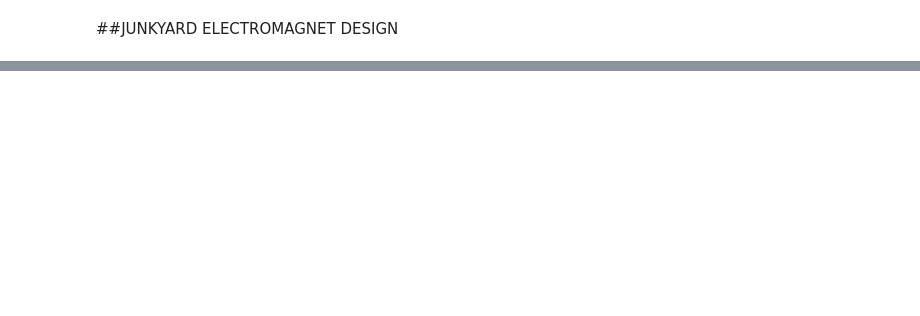
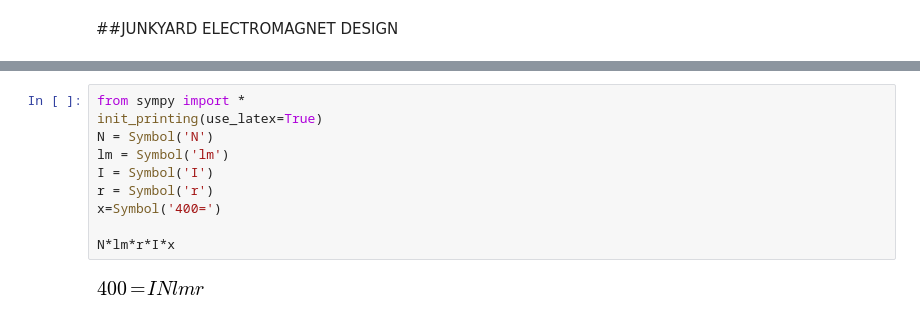
Before and after one commit to ziyaozkan/githubdosyasi, a Jupyter notebook: junkyardmagnet.ipynb, the cells around one changed output, grey strips where cells are left out. Saved outputs shown, nothing was run; the diff lists cells and outputs as text; blank space fills up the shorter version.

```diff
--- a/junkyardmagnet.ipynb
+++ b/junkyardmagnet.ipynb
@@ -36,0 +44,12 @@ print "Hallo, ",raw
+# %%
+from sympy import *
+init_printing(use_latex=True)
+N = Symbol('N')
+lm = Symbol('lm')
+I = Symbol('I')
+r = Symbol('r')
+x=Symbol('400=')
+
+N*lm*r*I*x
+# %% [output]
+[figure, added]
```
Also changed, not shown: parts of 19 cells of this notebook, 3 other files.
